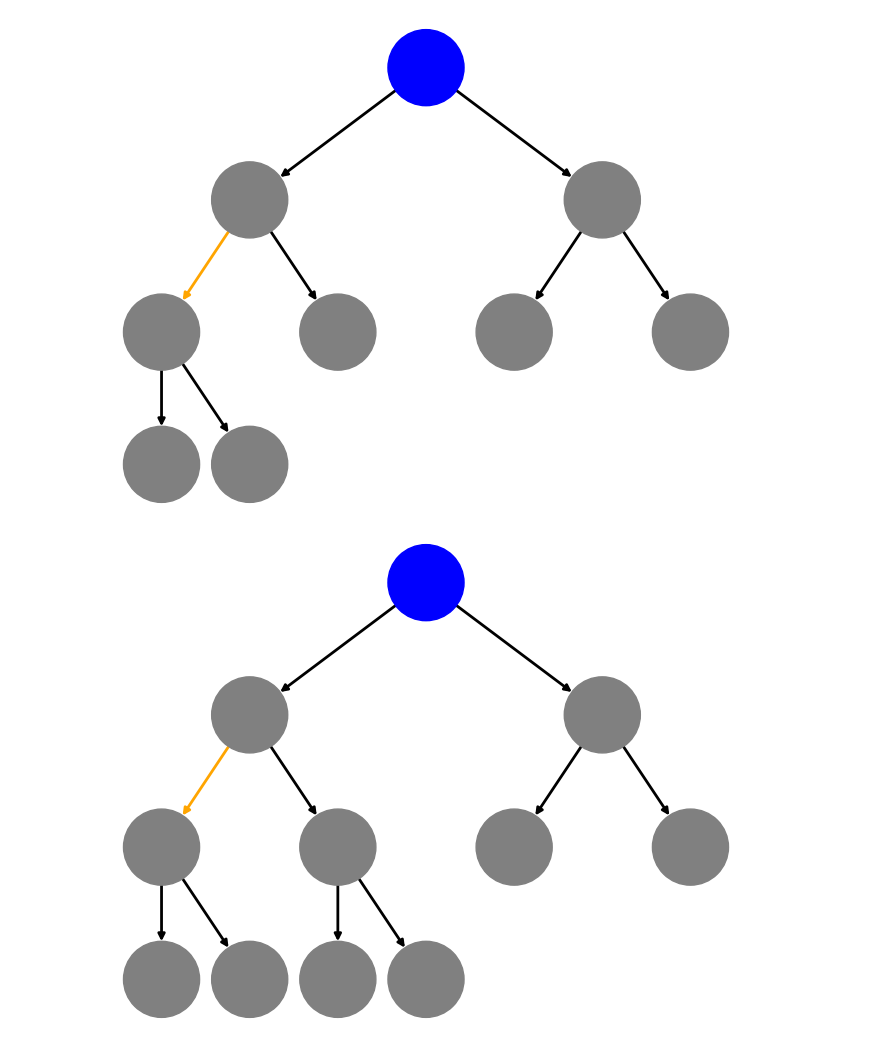
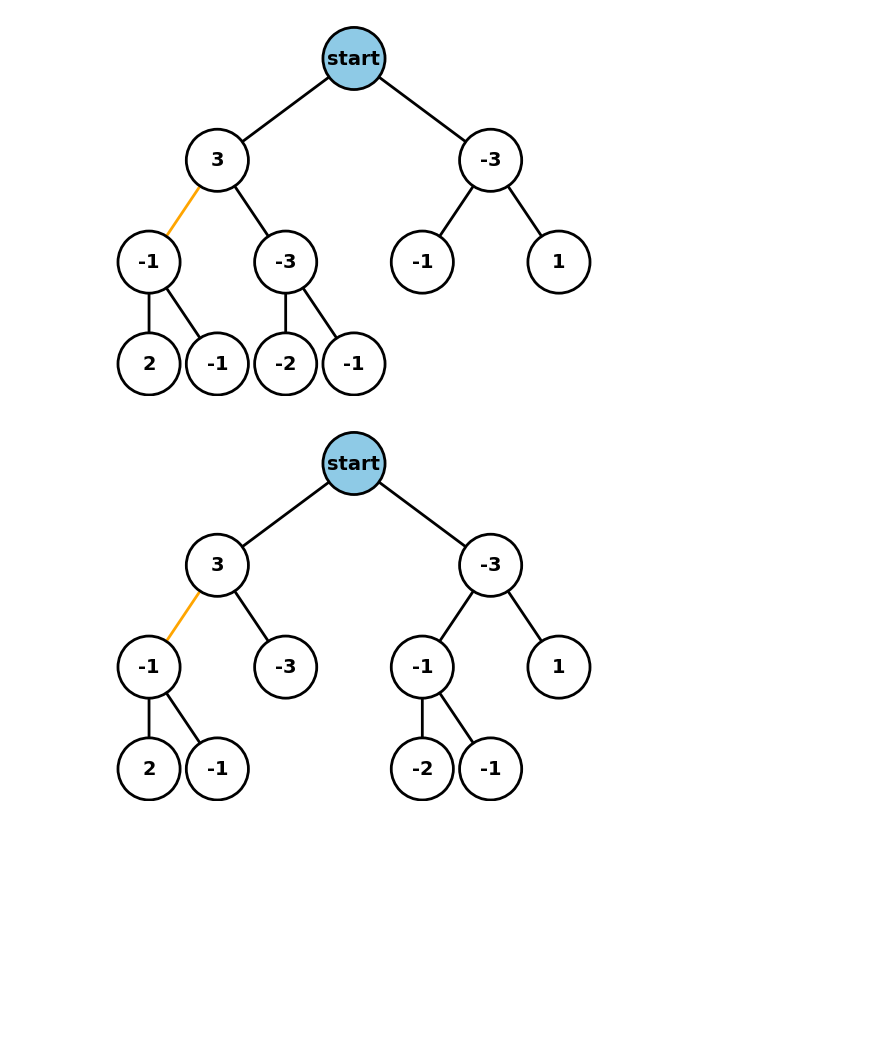
Before and after one commit to dorisyu0000/TwoStep_Data, a Jupyter notebook: tree_config.ipynb, the cells around one changed output. Drawn from its saved outputs; the diff is of its cells as text; code cells hidden in the pictures; blank space fills up the shorter version.

```diff
--- a/tree_config.ipynb
+++ b/tree_config.ipynb
@@ -268,66 +127,18 @@ plot_binary_tree()
 # %%
-import matplotlib.pyplot as plt
-import networkx as nx
 
-def plot_binary_tree():
-    # Create a directed graph
-    G = nx.DiGraph()
-
-    # Add nodes and edges for a binary tree of depth 2
-    G.add_edges_from([(1, 2), (1, 3), (2, 4), (2, 5), (3, 6), (3, 7),(4,8),(4,9)])
-
-    # Define positions for each node
-    pos = {1: (0, 2), 2: (-1, 1), 3: (1, 1), 4: (-1.5, 0), 5: (-0.5, 0), 6: (0.5, 0), 7: (1.5, 0), 8: (-1.5, -1), 9: (-1, -1)}
-
-    # Define node colors
-    node_colors = ['blue' if node == 1 else 'grey' for node in G.nodes()]
-
-    # Define edge colors
-    edge_colors = ['orange' if edge == (2, 4) else 'black' for edge in G.edges()]
-
-    # Define labels for each node
-    labels = {1: "", 2: "", 3: "-3", 4: "-1", 5: "-3", 6: "-1", 7: "1"}
-
-    # Draw the graph
-    nx.draw(G, pos, with_labels=False, labels=labels, node_size=3000, node_color=node_colors,
-            edge_color=edge_colors, font_size=10, font_weight='bold', arrows=True, width=2)
-
-
-    plt.show()
-
-plot_binary_tree()
+edge =[(1, 2), (1, 3), (2, 4), (2, 5), (3, 6), (3, 7),(4,8),(4,9),(5,10),(5,11)]
+pos = {1: (0, 2), 2: (-1, 1), 3: (1, 1), 4: (-1.5, 0), 5: (-0.5, 0), 6: (0.5, 0), 7: (1.5, 0), 8: (-1.5, -1), 9: (-1, -1), 10: (-0.5, -1), 11: (0, -1)}
+labels = {1: "start", 2: "3", 3: "-3", 4: "-1", 5: "-3", 6: "-1", 7: "1", 8: "2", 9: "-1", 10: "-2", 11: "-1"}
+orange_edge = [(2, 4)]
+plot_binary_tree(edge,pos,labels,orange_edge)
 # %% [output]
-[figure, old version]
+[figure, new version]
 # %%
-import matplotlib.pyplot as plt
-import networkx as nx
 
-def plot_binary_tree():
-    # Create a directed graph
-    G = nx.DiGraph()
-
-    # Add nodes and edges for a binary tree of depth 2
-    G.add_edges_from([(1, 2), (1, 3), (2, 4), (2, 5), (3, 6), (3, 7),(4,8),(4,9),(5,10),(5,11)])
-
-    # Define positions for each node
-    pos = {1: (0, 2), 2: (-1, 1), 3: (1, 1), 4: (-1.5, 0), 5: (-0.5, 0), 6: (0.5, 0), 7: (1.5, 0), 8: (-1.5, -1), 9: (-1, -1), 10: (-0.5, -1), 11: (0, -1)}
-
-    # Define node colors
-    node_colors = ['blue' if node == 1 else 'grey' for node in G.nodes()]
-
-    # Define edge colors
-    edge_colors = ['orange' if edge == (2, 4) else 'black' for edge in G.edges()]
-
-    # Define labels for each node
-    labels = {1: "", 2: "", 3: "-3", 4: "-1", 5: "-3", 6: "-1", 7: "1"}
-
-    # Draw the graph
-    nx.draw(G, pos, with_labels=False, labels=labels, node_size=3000, node_color=node_colors,
-            edge_color=edge_colors, font_size=10, font_weight='bold', arrows=True, width=2)
-
-
-    plt.show()
-
-plot_binary_tree()
+edge =[(1, 2), (1, 3), (2, 4), (2, 5), (3, 6), (3, 7),(4,8),(4,9),(6,10),(6,11)]
+pos = {1: (0, 2), 2: (-1, 1), 3: (1, 1), 4: (-1.5, 0), 5: (-0.5, 0), 6: (0.5, 0), 7: (1.5, 0), 8: (-1.5, -1), 9: (-1, -1), 10: (0.5, -1), 11: (1, -1)}
+labels = {1: "start", 2: "3", 3: "-3", 4: "-1", 5: "-3", 6: "-1", 7: "1", 8: "2", 9: "-1", 10: "-2", 11: "-1"}
+orange_edge = [(2, 4)]
+plot_binary_tree(edge,pos,labels,orange_edge)
 # %% [output]
-[figure, old version]
+[figure, new version]
```
Also changed, not shown: parts of 16 cells of this notebook.
